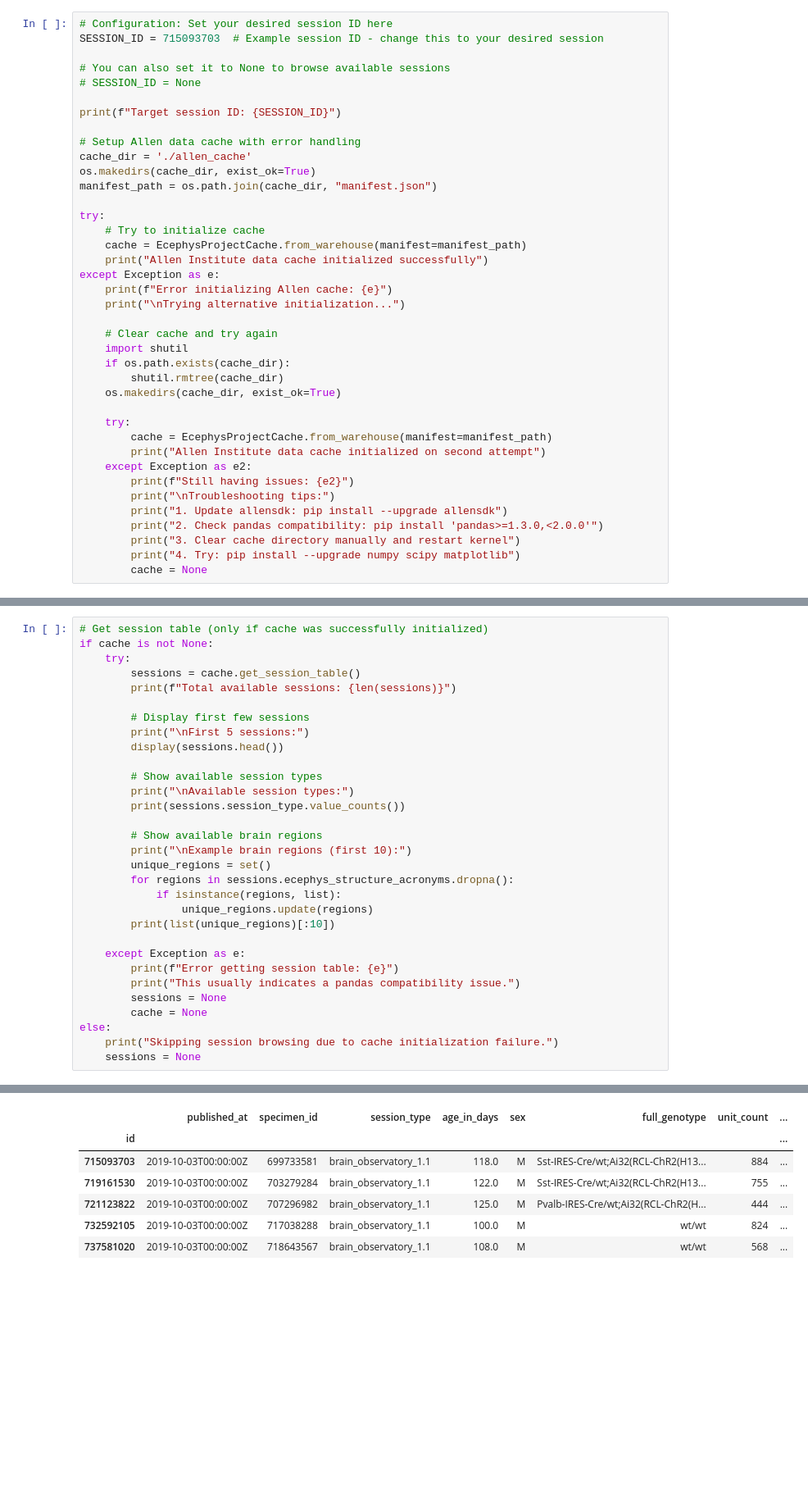
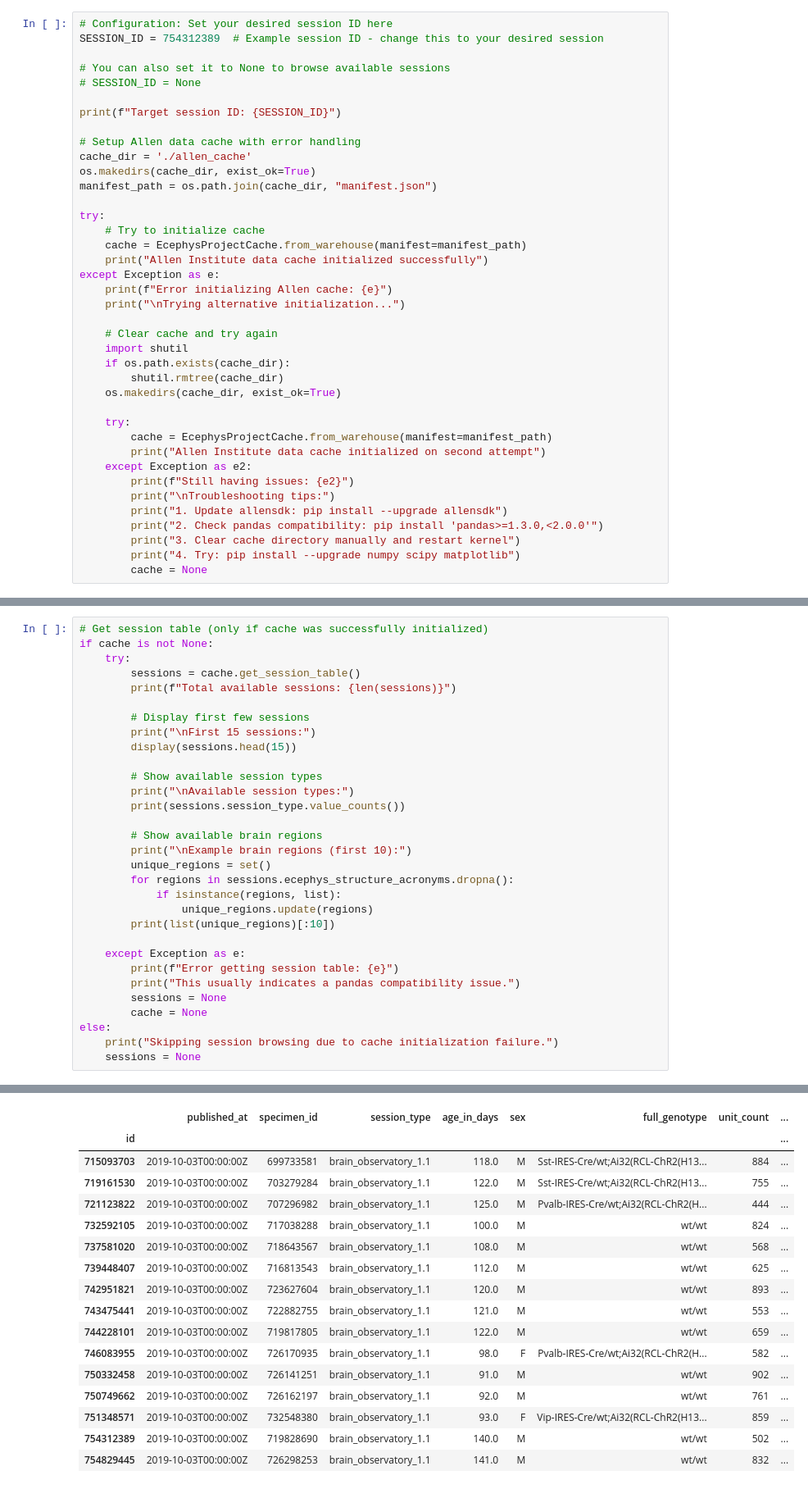
Before and after one commit to braingeneers/HIPPIE, a Jupyter notebook: data_wrangling_scripts/allen_nwb_to_csv_converter.ipynb, the cells around one changed output, grey strips where cells are left out. Shown at 82% size. Cells and saved outputs as stored; diff of their text form; blank space fills up the shorter version.

```diff
--- a/data_wrangling_scripts/allen_nwb_to_csv_converter.ipynb
+++ b/data_wrangling_scripts/allen_nwb_to_csv_converter.ipynb
@@ -31,7 +72,7 @@ from neurocurator import Neurocurator
 **Specify the session ID you want to download and process:**
 # %%
 # Configuration: Set your desired session ID here
-SESSION_ID = 715093703  # Example session ID - change this to your desired session
+SESSION_ID = 754312389  # Example session ID - change this to your desired session
 
 # You can also set it to None to browse available sessions
 # SESSION_ID = None
@@ -136,8 +177,8 @@ if cache is not None:
         print(f"Total available sessions: {len(sessions)}")
 
         # Display first few sessions
-        print("\nFirst 5 sessions:")
-        display(sessions.head())
+        print("\nFirst 15 sessions:")
+        display(sessions.head(15))
 
         # Show available session types
         print("\nAvailable session types:")
@@ -166,10 +207,20 @@ First 5 sessions:
 |  | published_at | specimen_id | session_type | age_in_days | sex | full_genotype | unit_count | ... |
 | id |  |  |  |  |  |  |  | ... |
 | 715093703 | 2019-10-03T00:00:00Z | 699733581 | brain_observatory_1.1 | 118.0 | M | Sst-IRES-Cre/wt;Ai32(RCL-ChR2(H13... | 884 | ... |
 | 719161530 | 2019-10-03T00:00:00Z | 703279284 | brain_observatory_1.1 | 122.0 | M | Sst-IRES-Cre/wt;Ai32(RCL-ChR2(H13... | 755 | ... |
 | 721123822 | 2019-10-03T00:00:00Z | 707296982 | brain_observatory_1.1 | 125.0 | M | Pvalb-IRES-Cre/wt;Ai32(RCL-ChR2(H... | 444 | ... |
 | 732592105 | 2019-10-03T00:00:00Z | 717038288 | brain_observatory_1.1 | 100.0 | M | wt/wt | 824 | ... |
 | 737581020 | 2019-10-03T00:00:00Z | 718643567 | brain_observatory_1.1 | 108.0 | M | wt/wt | 568 | ... |
+| 739448407 | 2019-10-03T00:00:00Z | 716813543 | brain_observatory_1.1 | 112.0 | M | wt/wt | 625 | ... |
+| 742951821 | 2019-10-03T00:00:00Z | 723627604 | brain_observatory_1.1 | 120.0 | M | wt/wt | 893 | ... |
+| 743475441 | 2019-10-03T00:00:00Z | 722882755 | brain_observatory_1.1 | 121.0 | M | wt/wt | 553 | ... |
+| 744228101 | 2019-10-03T00:00:00Z | 719817805 | brain_observatory_1.1 | 122.0 | M | wt/wt | 659 | ... |
+| 746083955 | 2019-10-03T00:00:00Z | 726170935 | brain_observatory_1.1 | 98.0 | F | Pvalb-IRES-Cre/wt;Ai32(RCL-ChR2(H... | 582 | ... |
+| 750332458 | 2019-10-03T00:00:00Z | 726141251 | brain_observatory_1.1 | 91.0 | M | wt/wt | 902 | ... |
+| 750749662 | 2019-10-03T00:00:00Z | 726162197 | brain_observatory_1.1 | 92.0 | M | wt/wt | 761 | ... |
+| 751348571 | 2019-10-03T00:00:00Z | 732548380 | brain_observatory_1.1 | 93.0 | F | Vip-IRES-Cre/wt;Ai32(RCL-ChR2(H13... | 859 | ... |
+| 754312389 | 2019-10-03T00:00:00Z | 719828690 | brain_observatory_1.1 | 140.0 | M | wt/wt | 502 | ... |
+| 754829445 | 2019-10-03T00:00:00Z | 726298253 | brain_observatory_1.1 | 141.0 | M | wt/wt | 832 | ... |
 Available session types:
 brain_observatory_1.1      32
 functional_connectivity    26
```
Also changed, not shown: parts of 16 cells of this notebook, 1 other file.
